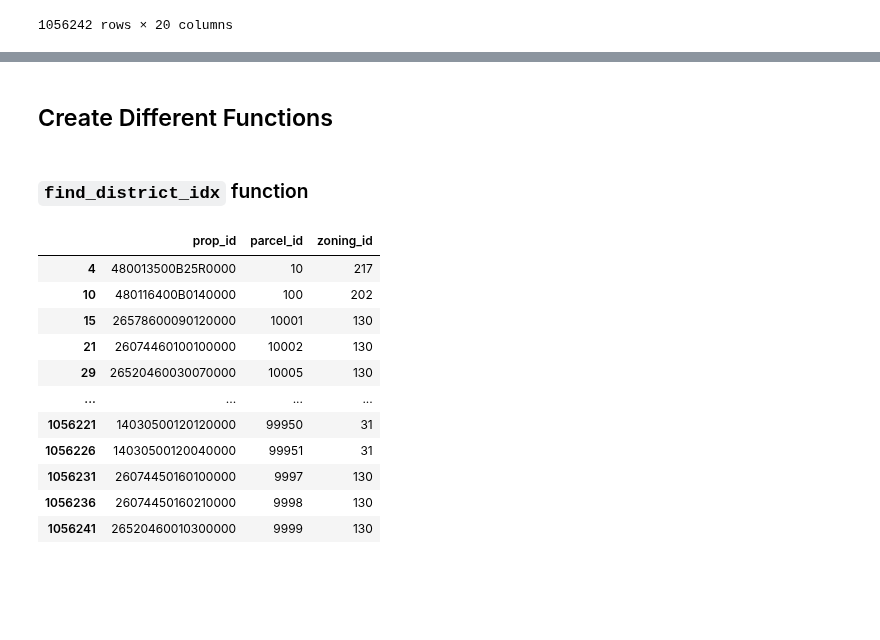
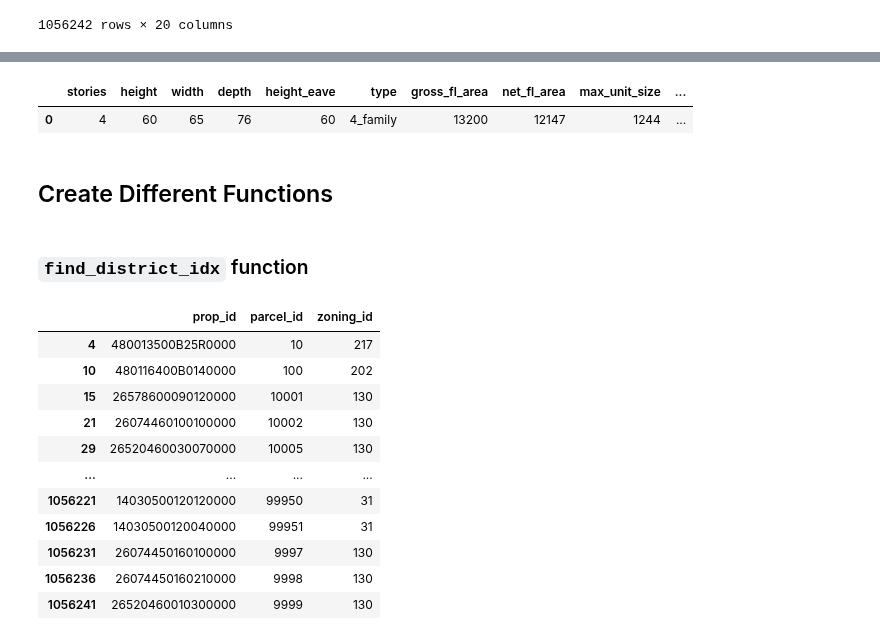
Before and after one commit to HOUPU1993/tidyzoning, a Jupyter notebook: test.ipynb, the cells around one changed output, grey strips where cells are left out. Drawn from its saved outputs; the diff is of its cells as text; code cells hidden in the pictures; blank space fills up the shorter version.

```diff
--- a/test.ipynb
+++ b/test.ipynb
@@ -109,3 +184,10 @@ tidybuilding_2_fam
+# %%
+file_path = r"C:\Users\Admin\Desktop\New folder (6)\tidybuilding\12_fam/"
+tidybuilding_12_fam = unify_tidybuilding(file_path)
+tidybuilding_12_fam
+# %% [output]
+|  | stories | height | width | depth | height_eave | type | gross_fl_area | net_fl_area | max_unit_size | ... |
+| 0 | 4 | 60 | 65 | 76 | 60 | 4_family | 13200 | 12147 | 1244 | ... |
 # %%
 # tidybuilding = gpd.read_file(r"C:/Users\Admin/Desktop/zoning_data/Test_Data/Tidybuildings/tidybuilding_4family_tall.geojson")
 # tidyparcel = gpd.read_file(r"C:/Users/Admin/Desktop/zoning_data/Test_Data/Test_Parcels/testparcel_100per_correct.geojson")
```
Also changed, not shown: parts of 3 cells of this notebook, 1 other file.
